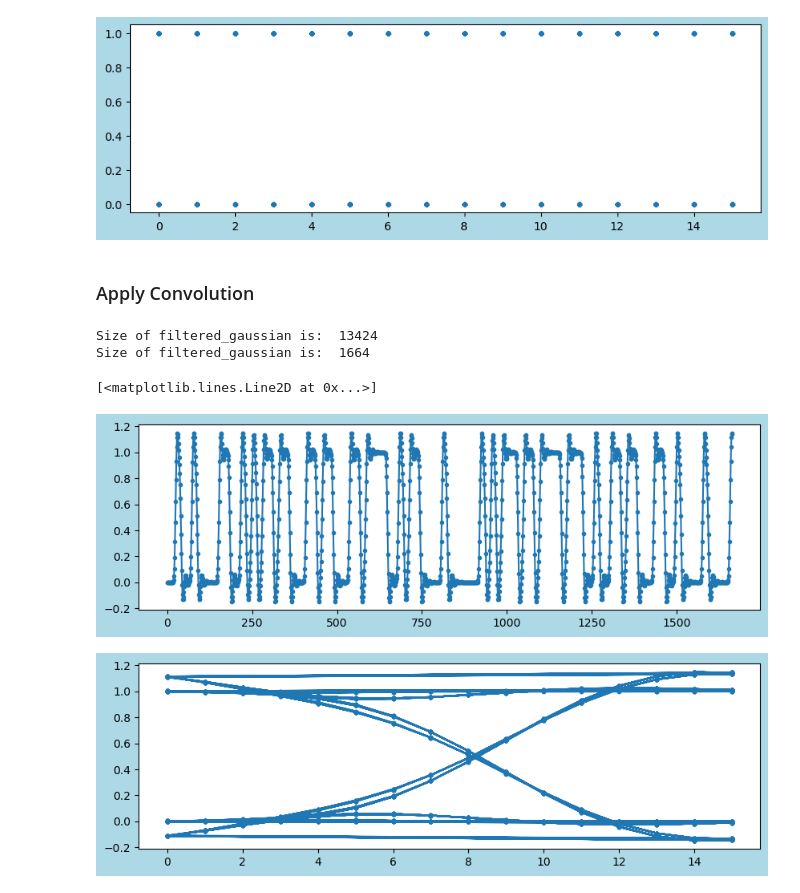
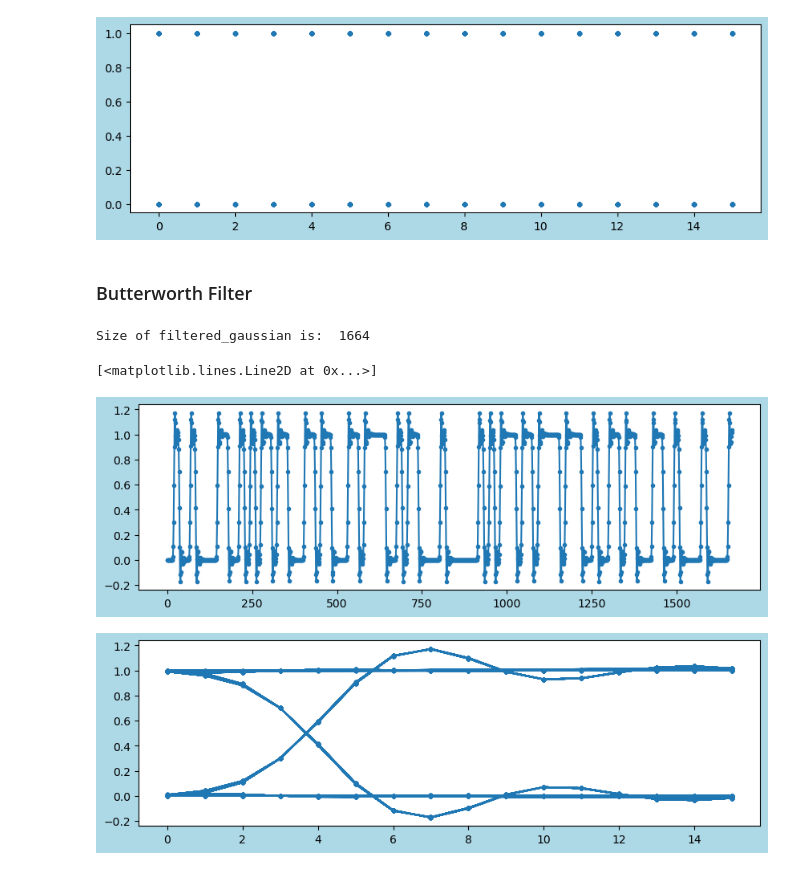
Before and after one commit to tacticstactics/Random_signal_generator, a Jupyter notebook: text_to_binary-1.ipynb, the cells around one changed output. Saved outputs shown, nothing was run; the diff lists cells and outputs as text; code cells hidden in the pictures.

```diff
--- a/text_to_binary-1.ipynb
+++ b/text_to_binary-1.ipynb
@@ -72,9 +71,7 @@ numberofpointspersymbol = 2 ** 0
 repetitions1 = samplerate / numberofpointspersymbol
 print('repetitions1 is: ', repetitions1)
 
-
-#array = np.linspace(0, 100, num=1000)
-array = np.tile(np.arange(0, repetitions1), 104)#[:1000]
+array = np.tile(np.arange(0, repetitions1), lengthofbinary_converted_1)#[:1000]
 print('Size of filtered_gaussian is: ', array.size)
 # %% [output]
 repetitions1 is:  16.0
@@ -105,31 +98,30 @@ Size of TX Analog values 1 is:  1664
 [<matplotlib.lines.Line2D at 0x...>]
 [figure]
 [figure]
-# %% [markdown]
-### Apply Convolution
+# %% [markdown]
+### Butterworth Filter
 # %%
 #Butter Filter
 order = 6
-normal_cutoff = 0.15 # 0 to 1
+normal_cutoff = 0.3 # 0 to 1
 
 b, a = signal.butter(order, normal_cutoff, btype='low', analog=False)
 
 data1_butter_filtered = signal.lfilter(b, a, TX_analog_values1) # scipy.signal.lfilter
 #print(data1_butter_filtered)
 
-print('Size of filtered_gaussian is: ', sys.getsizeof(data1_butter_filtered))
+#print('Size of filtered_gaussian is: ', sys.getsizeof(data1_butter_filtered))
 print('Size of filtered_gaussian is: ', data1_butter_filtered.size)
 
 fig1 = plt.figure(figsize = (10,3), facecolor='lightblue')
 ax1_1 = fig1.add_subplot(1, 1, 1)
 ax1_1.plot(data1_butter_filtered, ".-")
 
 fig1 = plt.figure(figsize = (10,3), facecolor='lightblue')
 ax1_1 = fig1.add_subplot(1, 1, 1)
 ax1_1.plot(array, data1_butter_filtered, ".-")
 # %% [output]
-Size of filtered_gaussian is:  13424
 Size of filtered_gaussian is:  1664
 [<matplotlib.lines.Line2D at 0x...>]
-[figure, old version]
+[figure, new version]
-[figure, old version]
+[figure, new version]
```
Also changed, not shown: parts of 6 cells of this notebook.
